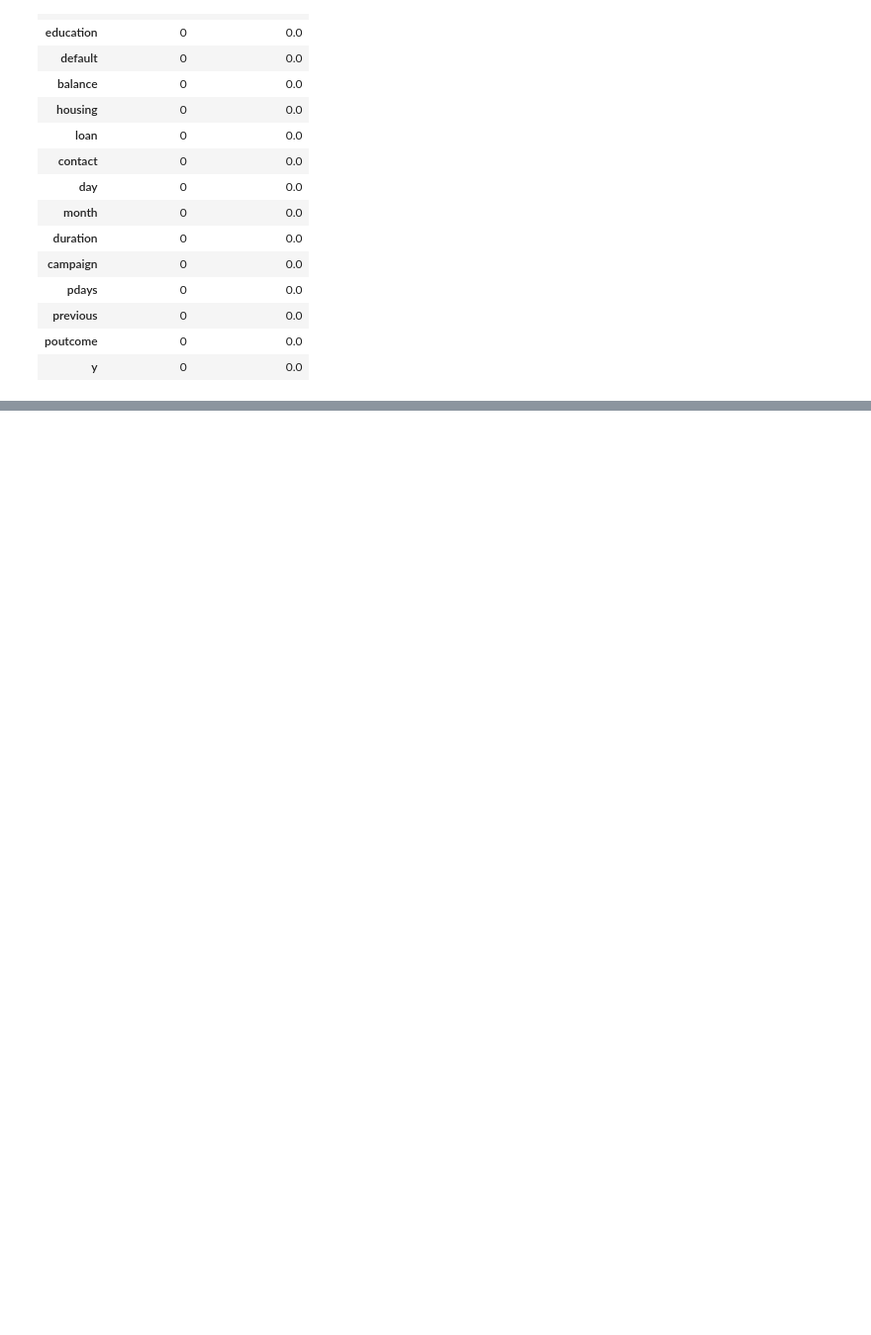
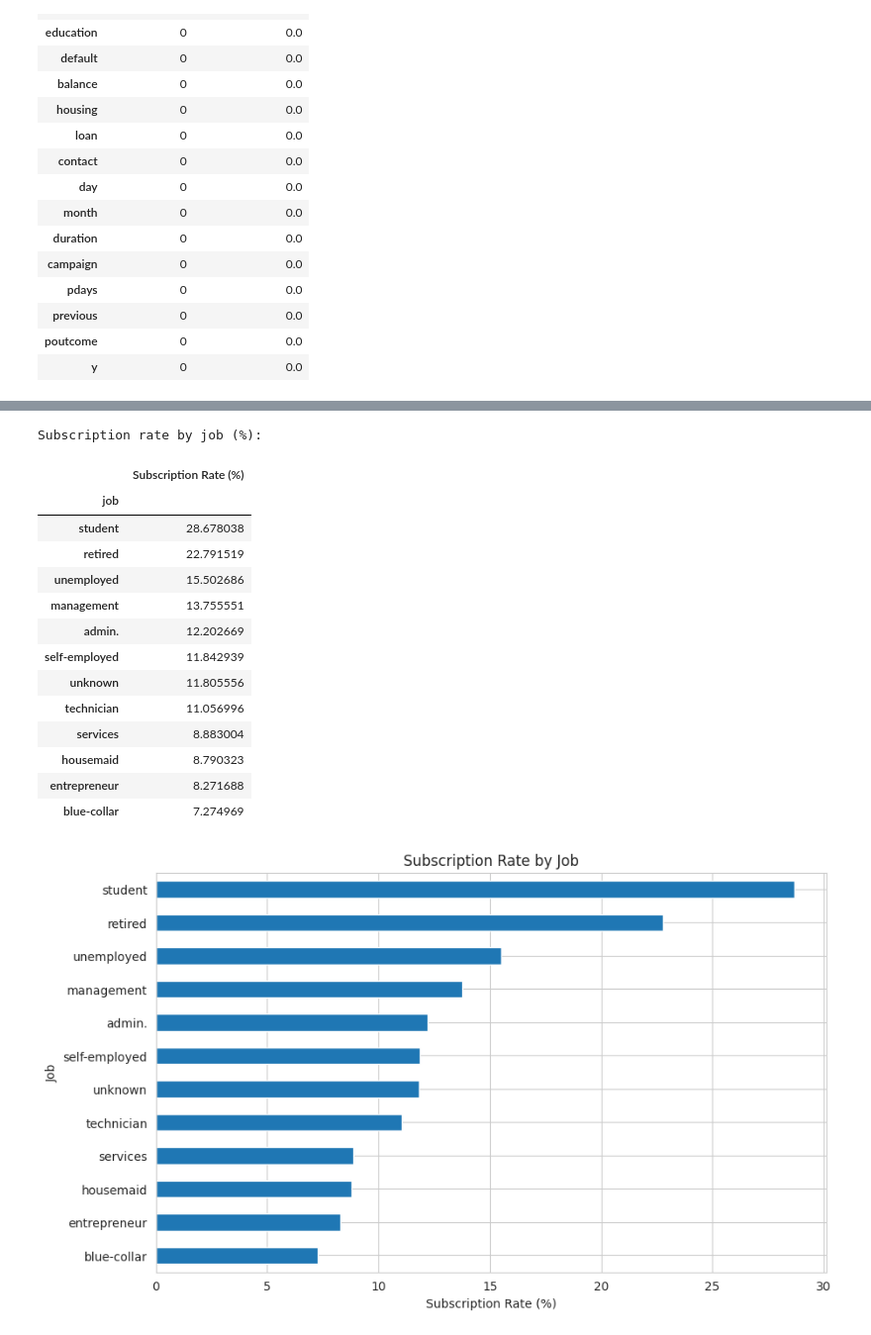
Before and after one commit to nidhisingn/14350889_Artificial-Neural-Networks_6009-CMD_NS, a Jupyter notebook: NS_14350889_ANN_PART_A.ipynb, the cells around one changed output, grey strips where cells are left out. Shown at 99% size. Cells and saved outputs as stored; diff of their text form; code cells hidden in the pictures; blank space fills up the shorter version.

```diff
--- a/NS_14350889_ANN_PART_A.ipynb
+++ b/NS_14350889_ANN_PART_A.ipynb
@@ -254,0 +418,37 @@ Missing values by column:
+# %%
+# Subscription rate by job
+
+job_rate = (
+    df.groupby("job")["y"]
+    .apply(lambda x: (x == "yes").mean())
+    .sort_values(ascending=False)
+    * 100
+)
+
+print("Subscription rate by job (%):")
+display(job_rate.to_frame(name="Subscription Rate (%)"))
+
+plt.figure(figsize=(10, 6))
+job_rate.plot(kind="barh")
+plt.title("Subscription Rate by Job")
+plt.xlabel("Subscription Rate (%)")
+plt.ylabel("Job")
+plt.gca().invert_yaxis()  # highest rate at top
+plt.show()
+# %% [output]
+Subscription rate by job (%):
+|  | Subscription Rate (%) |
+| job |  |
+| student | 28.678038 |
+| retired | 22.791519 |
+| unemployed | 15.502686 |
+| management | 13.755551 |
+| admin. | 12.202669 |
+| self-employed | 11.842939 |
+| unknown | 11.805556 |
+| technician | 11.056996 |
+| services | 8.883004 |
+| housemaid | 8.790323 |
+| entrepreneur | 8.271688 |
+| blue-collar | 7.274969 |
+[figure, added]
```
Also changed, not shown: parts of 32 cells of this notebook.
